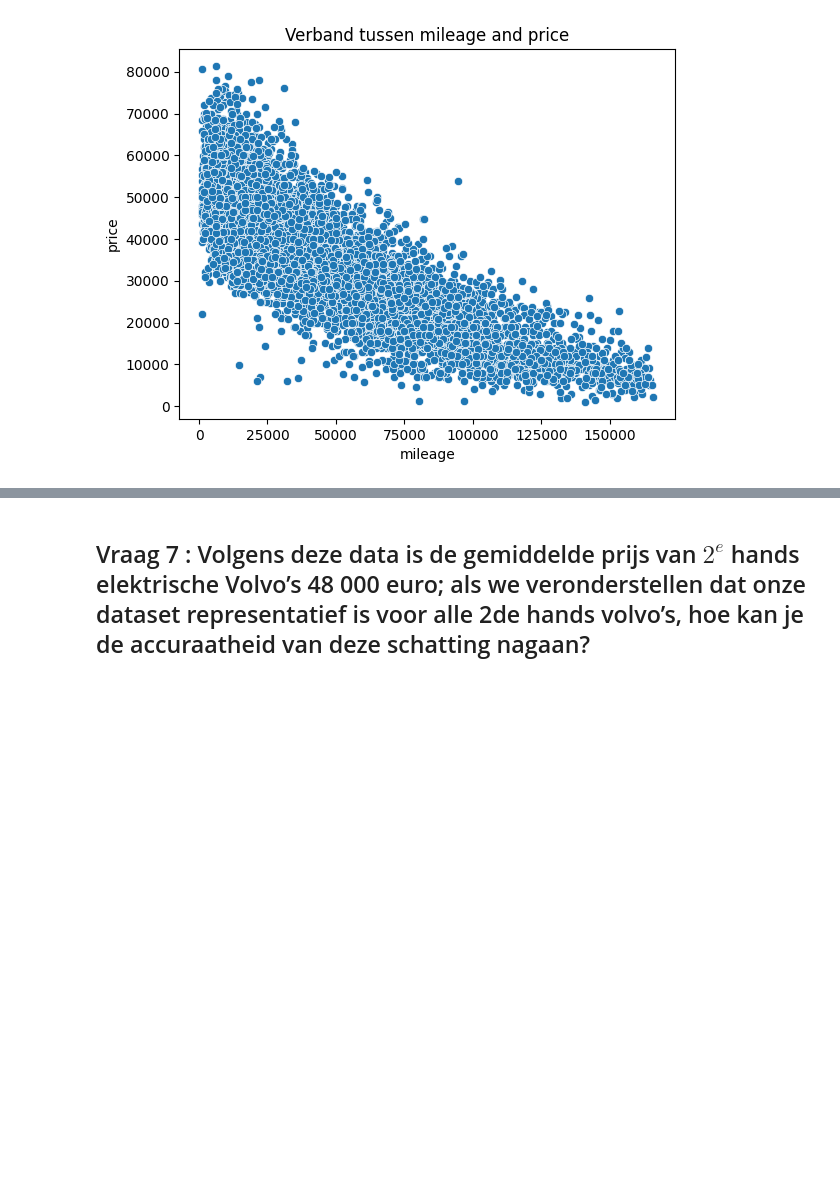
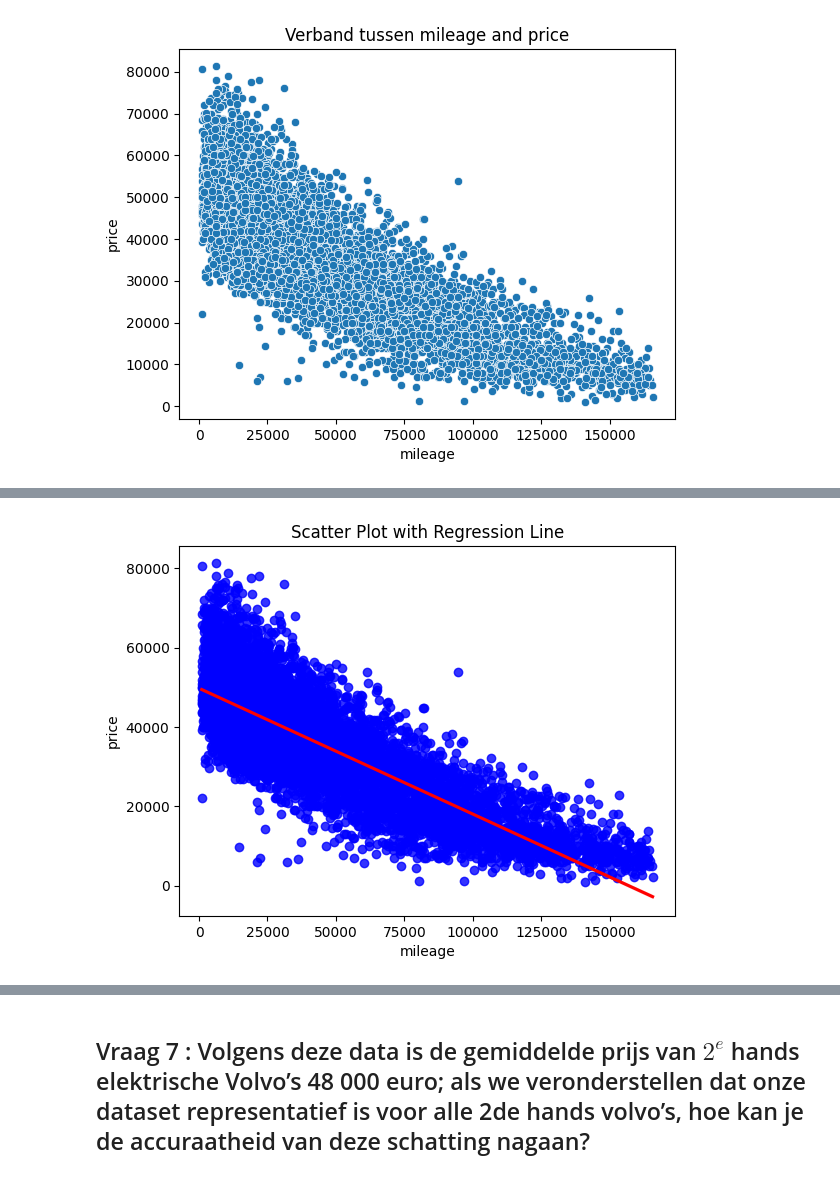
Before and after one commit to timsideanotmine/production, a Jupyter notebook: notebooks/autoproductie.ipynb, the cells around one changed output, grey strips where cells are left out. Cells and saved outputs as stored; diff of their text form; code cells hidden in the pictures; blank space fills up the shorter version.

```diff
--- a/notebooks/autoproductie.ipynb
+++ b/notebooks/autoproductie.ipynb
@@ -557,0 +626,10 @@ plt.show()
+# %%
+# SNS regplot, ik vermoed regressie plot
+
+sns.regplot(x='mileage', y='price', data=df_volvos_no_outliers,
+                scatter_kws={"color": "blue"},
+                line_kws={"color": "red"})
+plt.title('Scatter Plot with Regression Line')
+plt.show()
+# %% [output]
+[figure, added]
```
Also changed, not shown: parts of 16 cells of this notebook, 1 other file.
